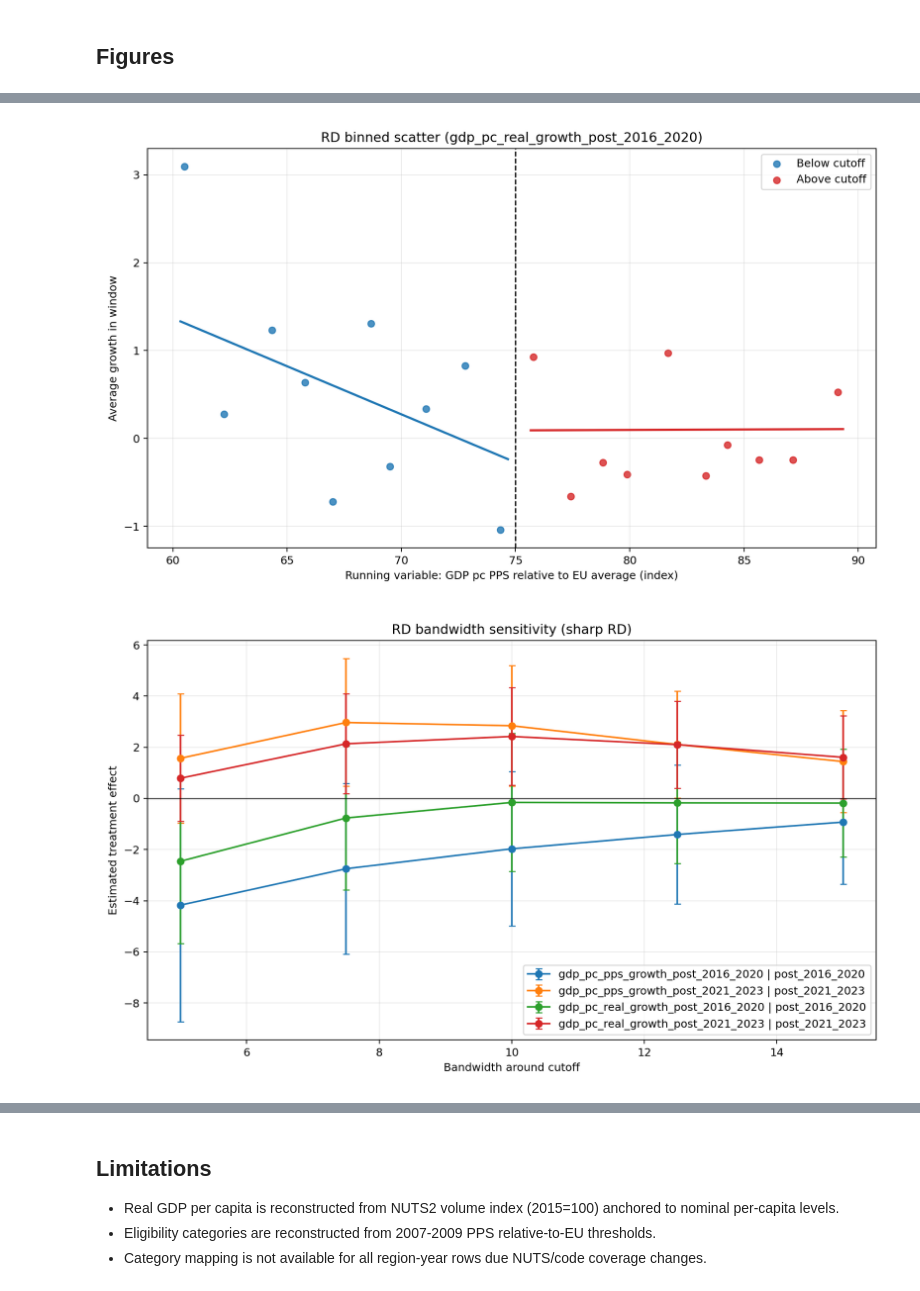
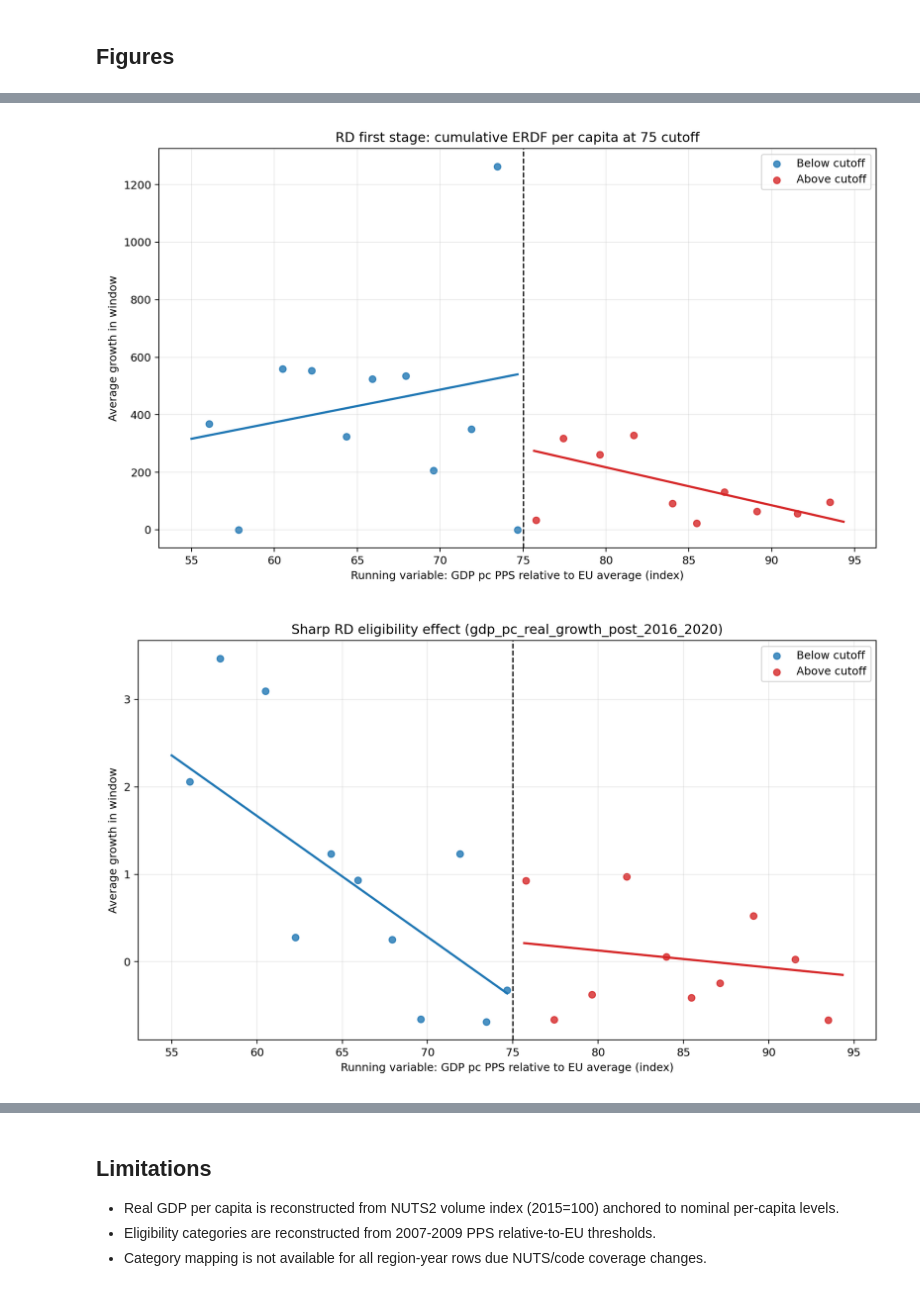
Before and after one commit to Chappuis5/EUcohesion, a Jupyter notebook: notebooks/01_report.ipynb, the cells around one changed output, grey strips where cells are left out. Cells and saved outputs as stored; diff of their text form; code cells hidden in the pictures.

```diff
--- a/notebooks/01_report.ipynb
+++ b/notebooks/01_report.ipynb
@@ -140,16 +140,18 @@ display(hetero)
 # %% [markdown]
 ## Figures
 # %%
-display(Image(filename=str(root / 'outputs/figures/sigma_convergence_v3.png')))
-display(Image(filename=str(root / 'outputs/figures/dynamic_lag_response_v3.png')))
-display(Image(filename=str(root / 'outputs/figures/leads_lags_placebo_v3.png')))
-display(Image(filename=str(root / 'outputs/figures/beta_convergence_partial_v3.png')))
-display(Image(filename=str(root / 'outputs/figures/rd_binned_scatter_v3.png')))
-display(Image(filename=str(root / 'outputs/figures/rd_bandwidth_sensitivity_v3.png')))
+display(Image(filename=str(root / 'outputs/figures/sigma_convergence_v31.png')))
+display(Image(filename=str(root / 'outputs/figures/dynamic_lag_response_v31.png')))
+display(Image(filename=str(root / 'outputs/figures/leads_lags_placebo_v31.png')))
+display(Image(filename=str(root / 'outputs/figures/beta_convergence_partial_v31.png')))
+display(Image(filename=str(root / 'outputs/figures/rd_first_stage_funding_jump_v31.png')))
+display(Image(filename=str(root / 'outputs/figures/rd_outcome_binned_scatter_v31.png')))
+display(Image(filename=str(root / 'outputs/figures/rd_bandwidth_sensitivity_v31.png')))
+display(Image(filename=str(root / 'outputs/figures/iv_first_stage_scatter_v31.png')))
 # %% [output]
 [figure]
 [figure]
 [figure]
 [figure]
-[figure, old version]
+[figure, new version]
-[figure, old version]
+[figure, new version]
```
Also changed, not shown: parts of 5 cells of this notebook, 29 other files.
